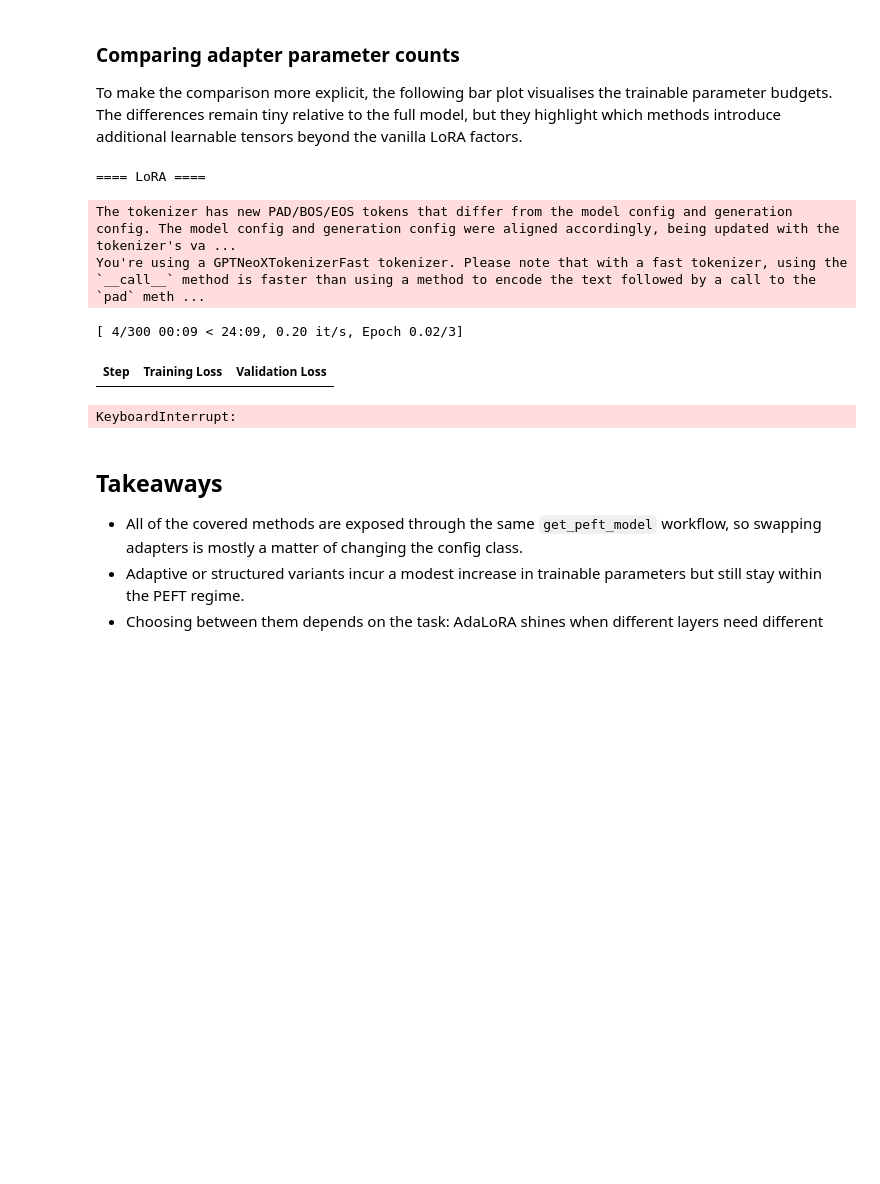
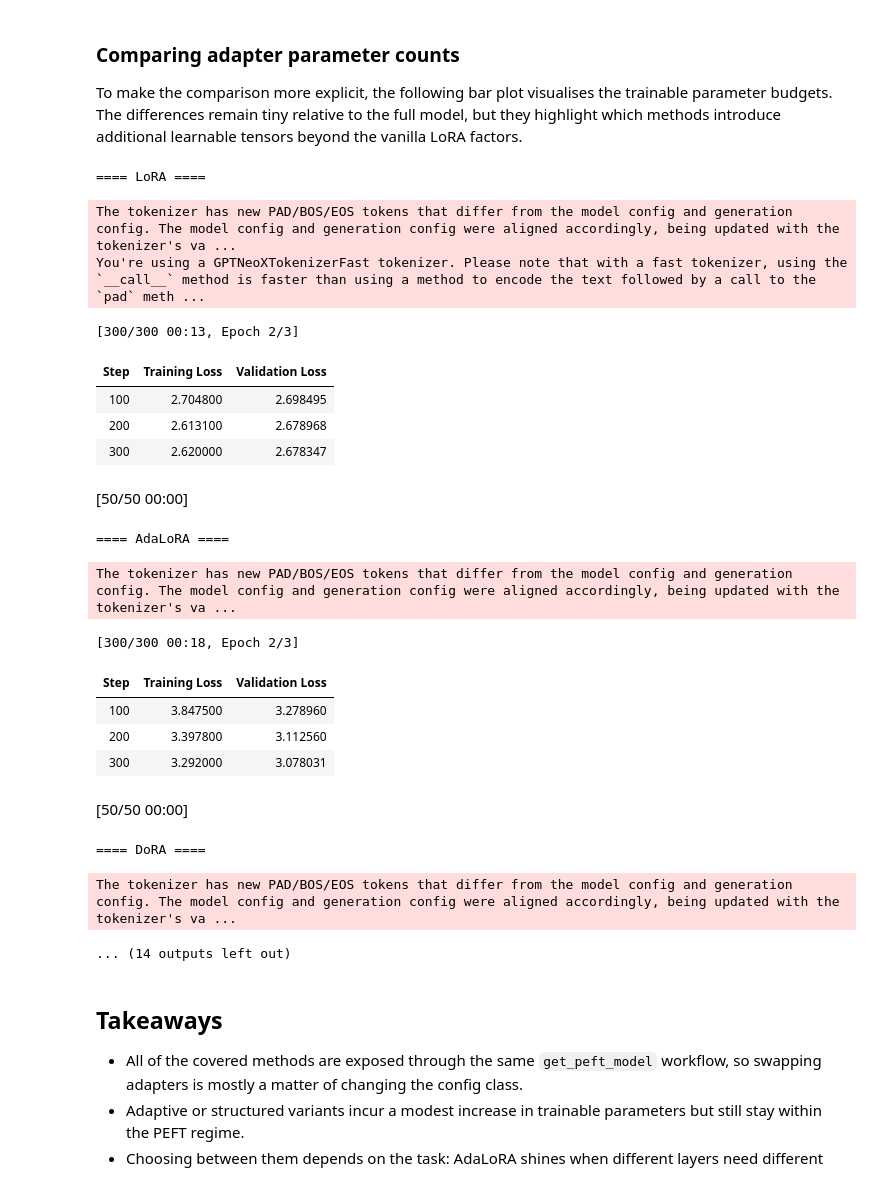
Before and after one commit to shreshthtuli/llms-from-scratch, a Jupyter notebook: 13-appendix-peft.ipynb, the cells around one changed output. Drawn from its saved outputs; the diff is of its cells as text; code cells hidden in the pictures; blank space fills up the shorter version.

```diff
--- a/13-appendix-peft.ipynb
+++ b/13-appendix-peft.ipynb
@@ -217,7 +217,7 @@ os.environ["TOKENIZERS_PARALLELISM"] = "false"
 # Base / target modules
 # ------------------------------------------------------------------
 BASE_MODEL = "EleutherAI/pythia-70m-deduped"
-TARGET_MODULES = ["query_key_value", "dense"]   # qkv + attn out
+TARGET_MODULES = ["query_key_value", "dense", "dense_h_to_4h", "dense_4h_to_h"]
 
 # ------------------------------------------------------------------
 # Training budget (identical across adapters)
@@ -356,8 +356,8 @@ def make_peft_model(config_cls, *, extra: Dict[str, Any] | None = None):
     cfg = prepare_config(
         config_cls,
         extra=extra,
-        r=8,
-        lora_alpha=16,
+        r=4,
+        lora_alpha=8,
         lora_dropout=0.05,
         target_modules=TARGET_MODULES,
         task_type=TaskType.CAUSAL_LM,
@@ -446,35 +446,49 @@ def main():
             trainer = make_trainer(model, tokenizer, train_ds, eval_ds, run_name=f"{name.lower()}_sft")
             trainer.train()
             eval_metrics = trainer.evaluate()
 
             loss = float(eval_metrics["eval_loss"])
             if math.isnan(loss) or math.isinf(loss):
                 raise ValueError(f"eval_loss is {loss}")
             ppl = float(math.exp(min(20.0, loss)))
             metrics_rows.append({"Adapter": name, "eval_loss": loss, "perplexity": ppl})
 
             del trainer, model
             if torch.cuda.is_available():
                 torch.cuda.empty_cache()
 
         except Exception as e:
             print(f"[SKIP] {name} failed:\n{e}")
             traceback.print_exc()
             metrics_rows.append({"Adapter": name, "eval_loss": float('inf'), "perplexity": float('inf')})
 
     print("\n== Adapter Size ==")
     print(pd.DataFrame([{**r.__dict__} for r in size_rows]).to_string(index=False))
     print("\n== Eval Metrics (lower is better) ==")
     print(pd.DataFrame(metrics_rows).sort_values('perplexity').to_string(index=False))
 
 main()
 # %% [output]
 ==== LoRA ====
 The tokenizer has new PAD/BOS/EOS tokens that differ from the model config and generation config. The model config and generation config were aligned accordingly, being updated with the tokenizer's va ...
 You're using a GPTNeoXTokenizerFast tokenizer. Please note that with a fast tokenizer, using the `__call__` method is faster than using a method to encode the text followed by a call to the `pad` meth ...
-[ 4/300 00:09 < 24:09, 0.20 it/s, Epoch 0.02/3]
+[300/300 00:13, Epoch 2/3]
 | Step | Training Loss | Validation Loss |
+| 100 | 2.704800 | 2.698495 |
+| 200 | 2.613100 | 2.678968 |
+| 300 | 2.620000 | 2.678347 |
+[50/50 00:00]
-KeyboardInterrupt:
+==== AdaLoRA ====
+The tokenizer has new PAD/BOS/EOS tokens that differ from the model config and generation config. The model config and generation config were aligned accordingly, being updated with the tokenizer's va ...
+[300/300 00:18, Epoch 2/3]
+| Step | Training Loss | Validation Loss |
+| 100 | 3.847500 | 3.278960 |
+| 200 | 3.397800 | 3.112560 |
+| 300 | 3.292000 | 3.078031 |
+[50/50 00:00]
+==== DoRA ====
+The tokenizer has new PAD/BOS/EOS tokens that differ from the model config and generation config. The model config and generation config were aligned accordingly, being updated with the tokenizer's va ...
+... (14 outputs left out)
 # %% [markdown]
 ## Takeaways
 
```
Also changed, not shown: 2 other files.
